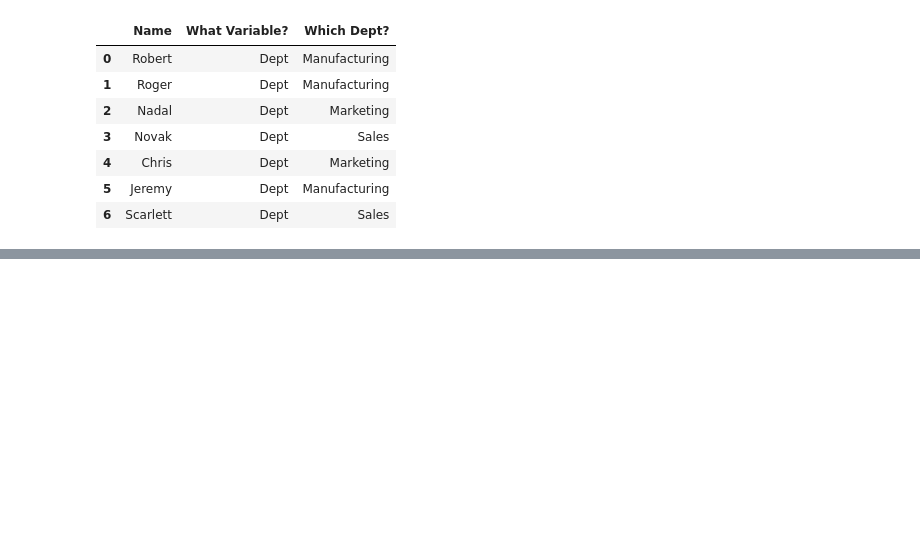
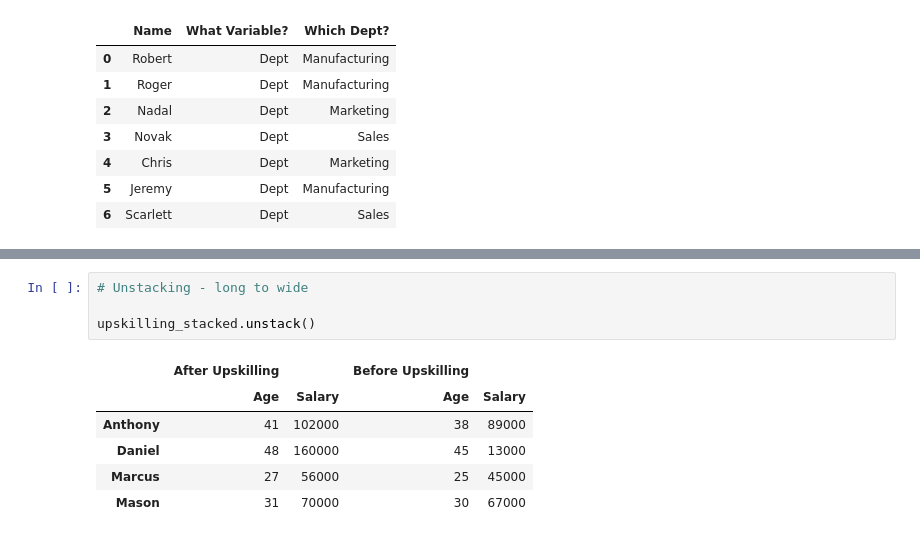
Before and after one commit to JG-Ancona/DigitalNovaScotia, a Jupyter notebook: Python/data_reshaping.ipynb, the cells around one changed output, grey strips where cells are left out. Drawn from its saved outputs; the diff is of its cells as text; blank space fills up the shorter version.

```diff
--- a/Python/data_reshaping.ipynb
+++ b/Python/data_reshaping.ipynb
@@ -106,0 +155,11 @@ pd.melt(company_df, id_vars=['Name'], value_vars=['Dept'],var_name='What Variabl
+# %%
+# Unstacking - long to wide
+
+upskilling_stacked.unstack()
+# %% [output]
+|  | After Upskilling |  | Before Upskilling |  |
+|  | Age | Salary | Age | Salary |
+| Anthony | 41 | 102000 | 38 | 89000 |
+| Daniel | 48 | 160000 | 45 | 13000 |
+| Marcus | 27 | 56000 | 25 | 45000 |
+| Mason | 31 | 70000 | 30 | 67000 |
```
Also changed, not shown: parts of 4 cells of this notebook.
